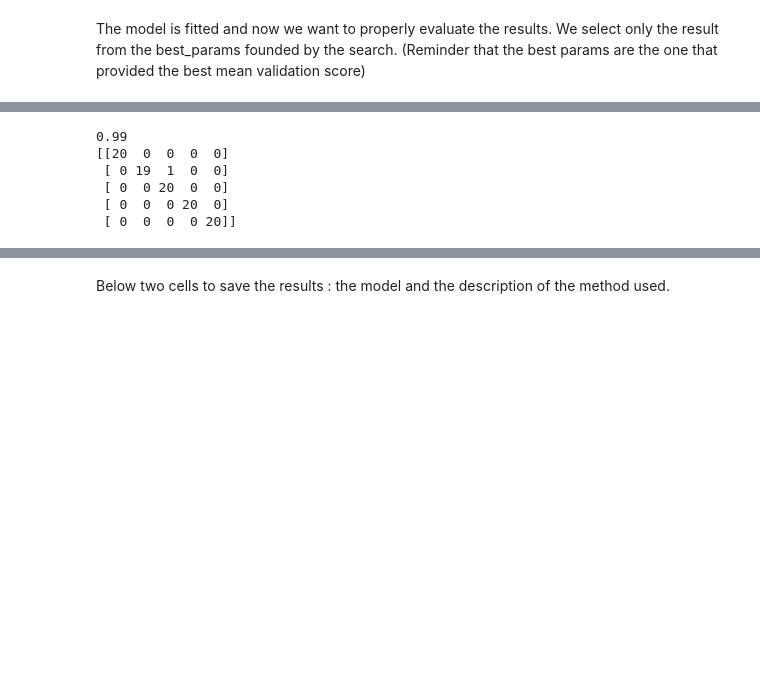
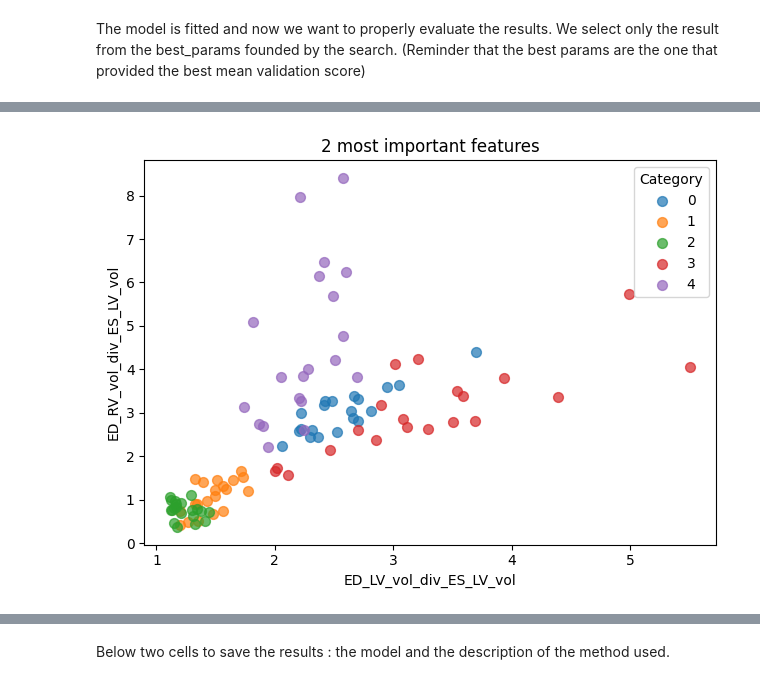
Before and after one commit to Loudwig/CardiacPathoPrediction, a Jupyter notebook: main.ipynb, the cells around one changed output, grey strips where cells are left out. Cells and saved outputs as stored; diff of their text form; code cells hidden in the pictures; blank space fills up the shorter version.

```diff
--- a/main.ipynb
+++ b/main.ipynb
@@ -48,3 +65,5 @@ dict_keys(['memory', 'steps', 'transform_input', 'verbose', 'dataAugment', 'norm
+# %%
+cv = StratifiedKFold(shuffle=True,random_state=0)
 # %%
 param_grid = {
     'dataAugment__noise_factor' : [0.05,0.0],
@@ -56 +75,22 @@ param_grid = {
 }
+# %%
+search_spaces = {
+    # clé = "étape__paramètre"  (nom__param dans un Pipeline)
+    "classifier__n_estimators"    : Integer(50, 1000),
+    "classifier__max_depth"       : Integer(2, 5),
+    "classifier__min_samples_leaf": Integer(1, 2),
+    "classifier__max_features"    : Real(0.1, 1.0, prior="uniform"),
+    "classifier__bootstrap"       : Categorical([True]),
+}
+# %%
+grid_search = BayesSearchCV(
+    estimator=pipeline,
+    search_spaces=search_spaces,
+    n_iter=20,              # 40 essais ≈ 8 × nb hyperparams
+    cv=cv,
+    scoring=make_scorer(accuracy_score),
+    n_jobs=-1,              # parallélise les CV
+    verbose=3,
+    return_train_score=True,
+)
+grid_search.fit(X,y["Category"])
@@ -127,16 +231,24 @@ print(feature_importance)
-# %%
-from sklearn.metrics import confusion_matrix,accuracy_score
-
-# Get global trainning score on the whole trainning data
-y_pred = inf_pipeline.predict(X)
-cm = confusion_matrix(y,y_pred)
-acc = accuracy_score(y,y_pred)
-print(acc)
-print(cm)
-# %% [output]
-0.99
-[[20  0  0  0  0]
- [ 0 19  1  0  0]
- [ 0  0 20  0  0]
- [ 0  0  0 20  0]
- [ 0  0  0  0 20]]
+# %%
+import matplotlib.pyplot as plt
+
+
+df = X.copy()
+# if y is a Series:
+df['category'] = y["Category"]
+# if y is a single‐column DataFrame instead, use:
+# df['category'] = y['category_column_name']
+
+# --- Option A: matplotlib only ---
+fig, ax = plt.subplots()
+for cat, sub in df.groupby('category'):
+    F = feature_importance[:2]["feature"].to_list()
+    F1,F2 = F[0],F[1]
+    ax.scatter(sub[F1], sub[F2], label=cat, s=50, alpha=0.7)
+ax.set_xlabel(F1)
+ax.set_ylabel(F2)
+ax.set_title('2 most important features')
+ax.legend(title='Category')
+plt.tight_layout()
+plt.show()
+# %% [output]
+[figure, added]
```
Also changed, not shown: parts of 23 cells of this notebook, 22 other files.
